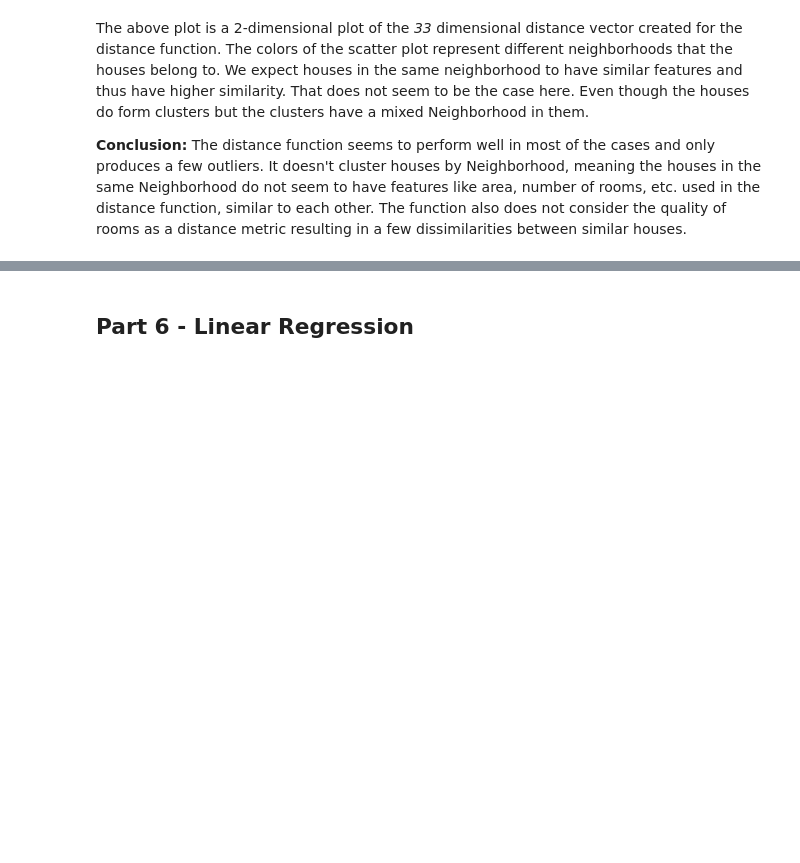
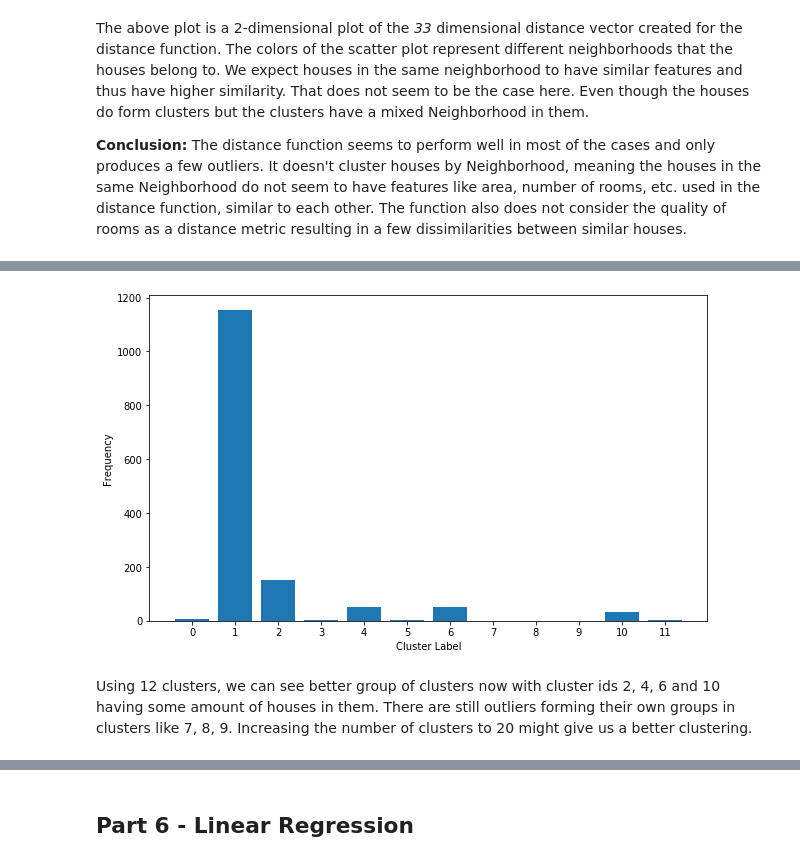
Before and after one commit to rmodi6/house-prices-advanced-regression, a Jupyter notebook: cse519_hw3_modi_ruchit_112685342.ipynb, the cells around one changed output, grey strips where cells are left out. Drawn from its saved outputs; the diff is of its cells as text; code cells hidden in the pictures; blank space fills up the shorter version.

```diff
--- a/cse519_hw3_modi_ruchit_112685342.ipynb
+++ b/cse519_hw3_modi_ruchit_112685342.ipynb
@@ -308,0 +331,21 @@ The above plot is a 2-dimensional plot of the _33_ dimensional distance vector c
+# %%
+# Create cluster labels using Agglomerative Clustering
+from sklearn.cluster import AgglomerativeClustering
+
+cluster = AgglomerativeClustering(n_clusters=12, affinity='precomputed', linkage='average')
+house_clusters = cluster.fit(distances)
+
+# Concatenate cluster labels to the dataset
+cluster_df = pd.concat([df.copy(), pd.DataFrame(house_clusters.labels_, columns=['cluster_label'])], axis=1)
+# %%
+# Plot the histogram of each cluster label
+fig, ax = plt.subplots(figsize=(10,6))
+
+ax.bar(x=cluster_df.cluster_label.value_counts().index, height=cluster_df.cluster_label.value_counts())
+ax.set_xlabel('Cluster Label')
+ax.set_ylabel('Frequency')
+xticks = ax.set_xticks(cluster_df.cluster_label.value_counts().index)
+# %% [output]
+[figure, added]
+# %% [markdown]
+Using 12 clusters, we can see better group of clusters now with cluster ids 2, 4, 6 and 10 having some amount of houses in them. There are still outliers forming their own groups in clusters like 7, 8, 9. Increasing the number of clusters to 20 might give us a better clustering.
```
Also changed, not shown: parts of 18 cells of this notebook, 1 other file.
